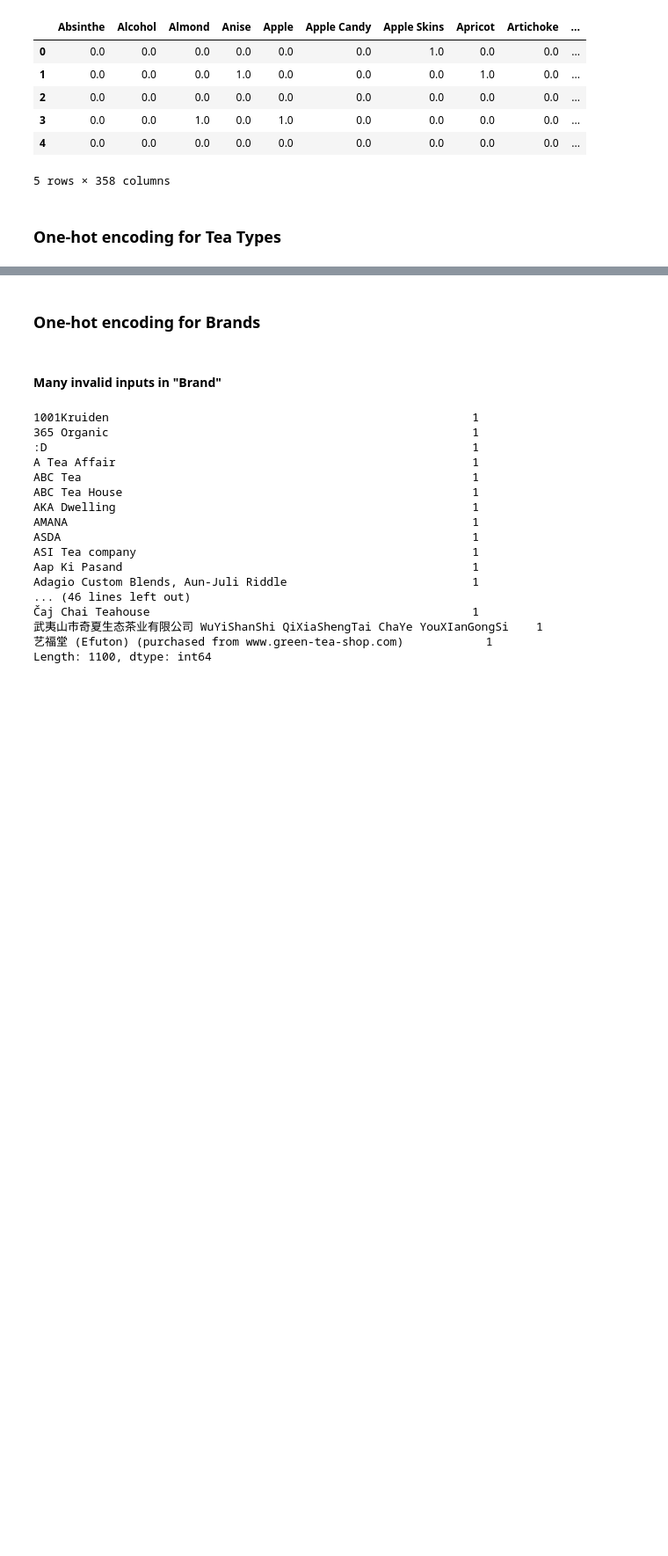
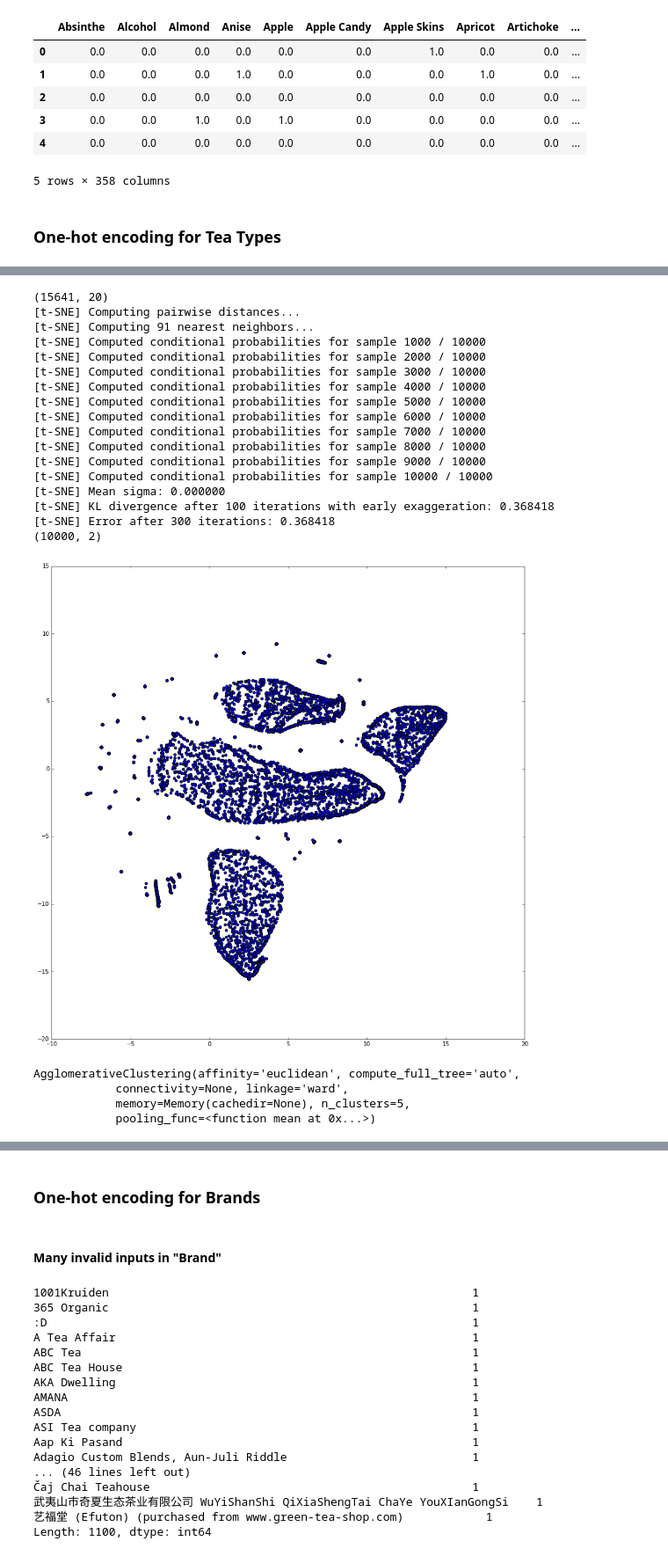
Before and after one commit to donovanOng/cs4300-noveltea, a Jupyter notebook: data/dummy encoding.ipynb, the cells around one changed output, grey strips where cells are left out. Shown at 88% size. Drawn from its saved outputs; the diff is of its cells as text; code cells hidden in the pictures; blank space fills up the shorter version.

Commit message:
HAC clustering

```diff
--- a/data/dummy encoding.ipynb
+++ b/data/dummy encoding.ipynb
@@ -87,0 +91,3 @@ flavor_df.head()
+# %%
+tfidfvectorizer = TfidfVectorizer( max_features = 200000, ngram_range = (1, 1))
+term_document_matrix_tfidf = tfidfvectorizer.fit_transform(tea_df.teaType)
@@ -87,0 +121,31 @@ flavor_df.head()
+# %%
+from sklearn.manifold import TSNE
+
+tsne_teaType = TSNE(verbose=1)
+
+print(term_document_matrix_tfidf.shape)
+subset_teaType = term_document_matrix_tfidf[:10000, :]
+projected_teaType = tsne_teaType.fit_transform(subset_teaType.toarray())
+print(projected_teaType.shape)
+plt.figure(figsize=(15,15))
+plt.scatter(projected_teaType[:,0],projected_teaType[:,1])
+plt.show()
+# %% [output]
+(15641, 20)
+[t-SNE] Computing pairwise distances...
+[t-SNE] Computing 91 nearest neighbors...
+[t-SNE] Computed conditional probabilities for sample 1000 / 10000
+[t-SNE] Computed conditional probabilities for sample 2000 / 10000
+[t-SNE] Computed conditional probabilities for sample 3000 / 10000
+[t-SNE] Computed conditional probabilities for sample 4000 / 10000
+[t-SNE] Computed conditional probabilities for sample 5000 / 10000
+[t-SNE] Computed conditional probabilities for sample 6000 / 10000
+[t-SNE] Computed conditional probabilities for sample 7000 / 10000
+[t-SNE] Computed conditional probabilities for sample 8000 / 10000
+[t-SNE] Computed conditional probabilities for sample 9000 / 10000
+[t-SNE] Computed conditional probabilities for sample 10000 / 10000
+[t-SNE] Mean sigma: 0.000000
+[t-SNE] KL divergence after 100 iterations with early exaggeration: 0.368418
+[t-SNE] Error after 300 iterations: 0.368418
+(10000, 2)
+[figure, added]
@@ -87,0 +170,11 @@ flavor_df.head()
+# %%
+# 2D embedding of the digits dataset
+from sklearn.cluster import AgglomerativeClustering
+
+clustering = AgglomerativeClustering(linkage='ward', n_clusters=5)
+clustering.fit(subset_teaType.toarray())
+# %% [output]
+AgglomerativeClustering(affinity='euclidean', compute_full_tree='auto',
+            connectivity=None, linkage='ward',
+            memory=Memory(cachedir=None), n_clusters=5,
+            pooling_func=<function mean at 0x...>)
```
Also changed, not shown: parts of 48 cells of this notebook.
